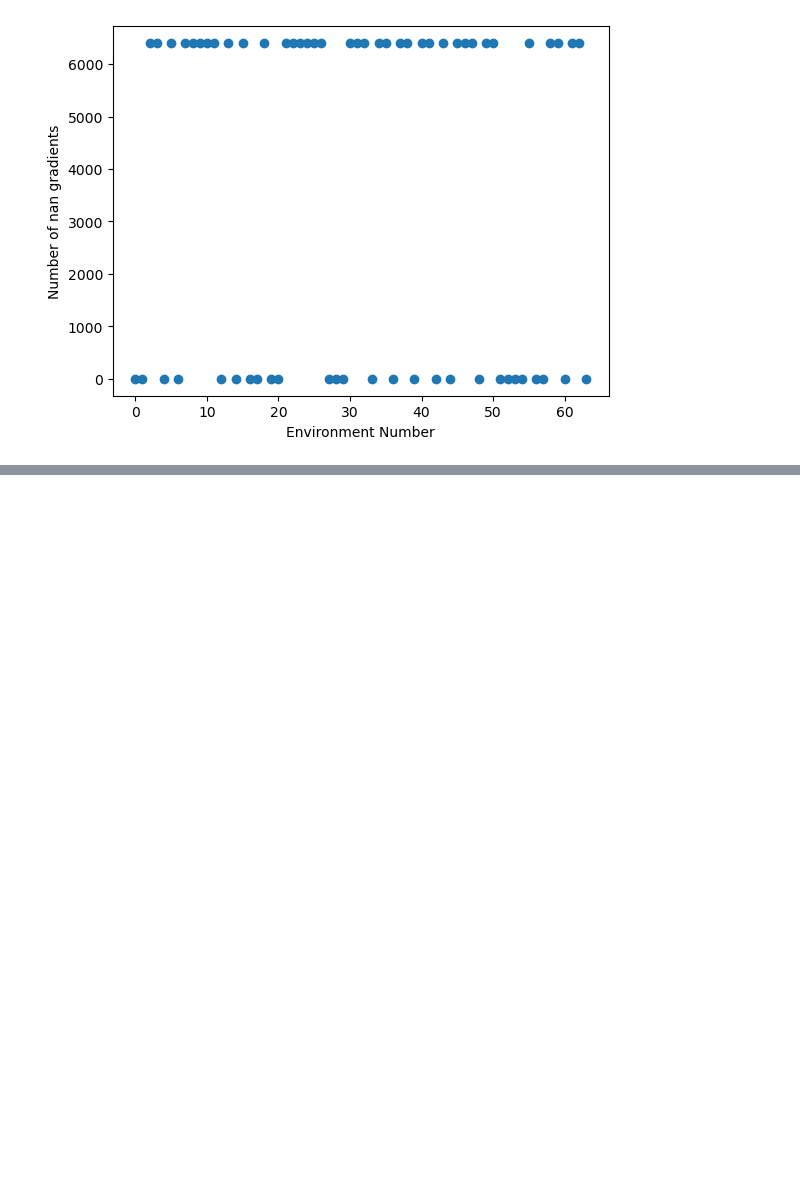
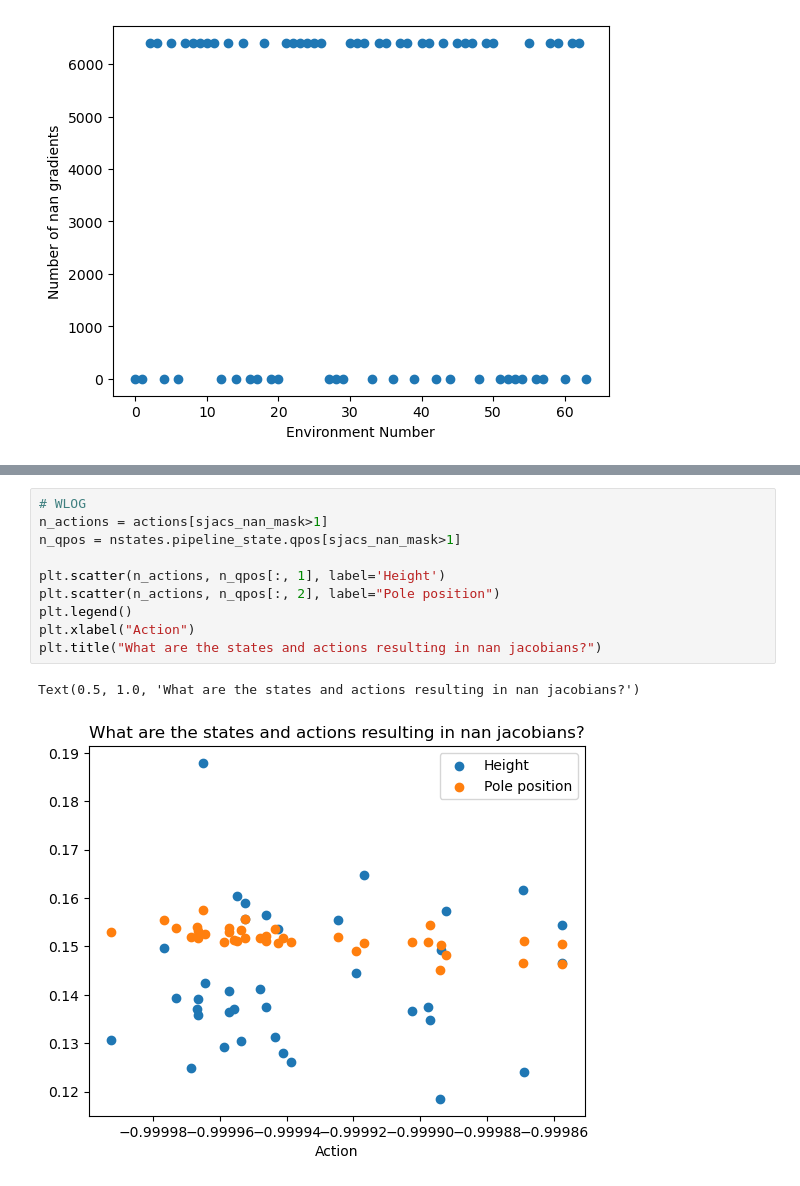
Before and after one commit to Andrew-Luo1/jax_shac, a Jupyter notebook: framed_hopper.ipynb, the cells around one changed output, grey strips where cells are left out. Drawn from its saved outputs; the diff is of its cells as text; blank space fills up the shorter version.

```diff
--- a/framed_hopper.ipynb
+++ b/framed_hopper.ipynb
@@ -269,0 +315,13 @@ jacs = trainer.jac_rollout(ts.policy_params, ts.normalizer_params,
+# %%
+# WLOG
+n_actions = actions[sjacs_nan_mask>1]
+n_qpos = nstates.pipeline_state.qpos[sjacs_nan_mask>1]
+
+plt.scatter(n_actions, n_qpos[:, 1], label='Height')
+plt.scatter(n_actions, n_qpos[:, 2], label="Pole position")
+plt.legend()
+plt.xlabel("Action")
+plt.title("What are the states and actions resulting in nan jacobians?")
+# %% [output]
+Text(0.5, 1.0, 'What are the states and actions resulting in nan jacobians?')
+[figure, added]
```
Also changed, not shown: parts of 10 cells of this notebook, 1 other file.
